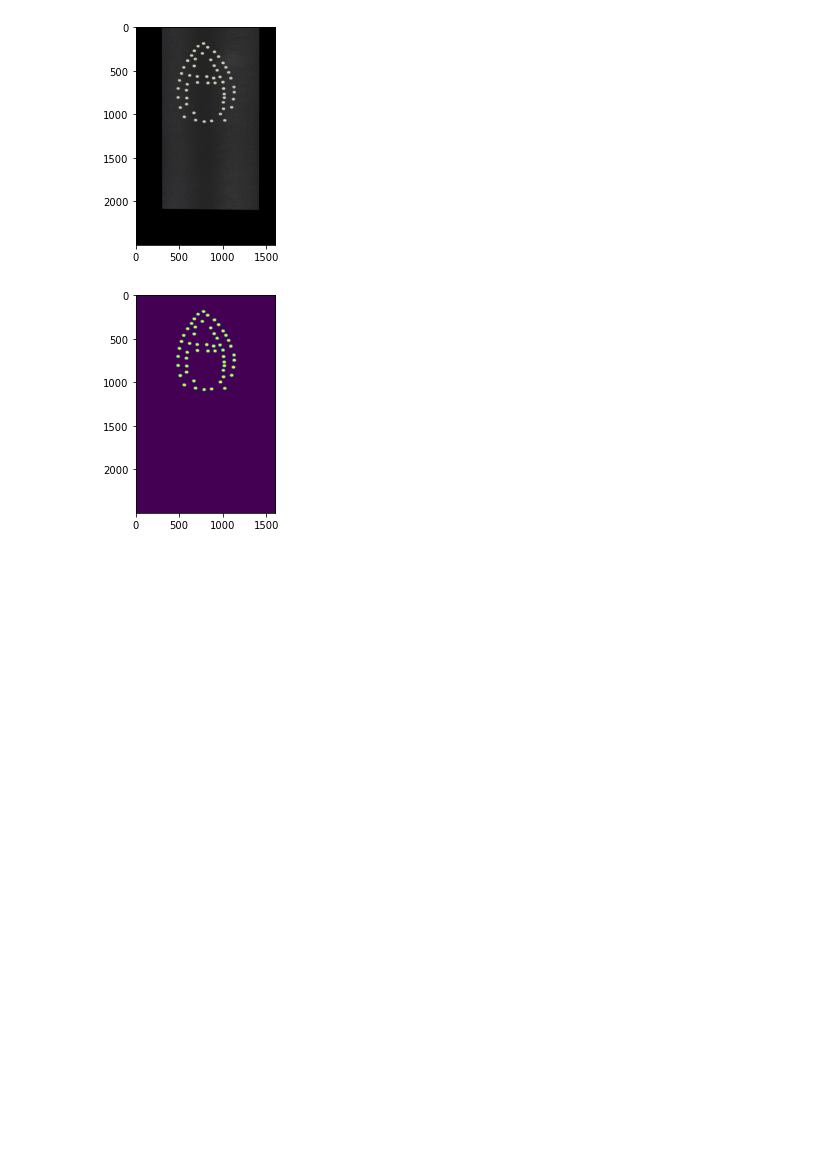
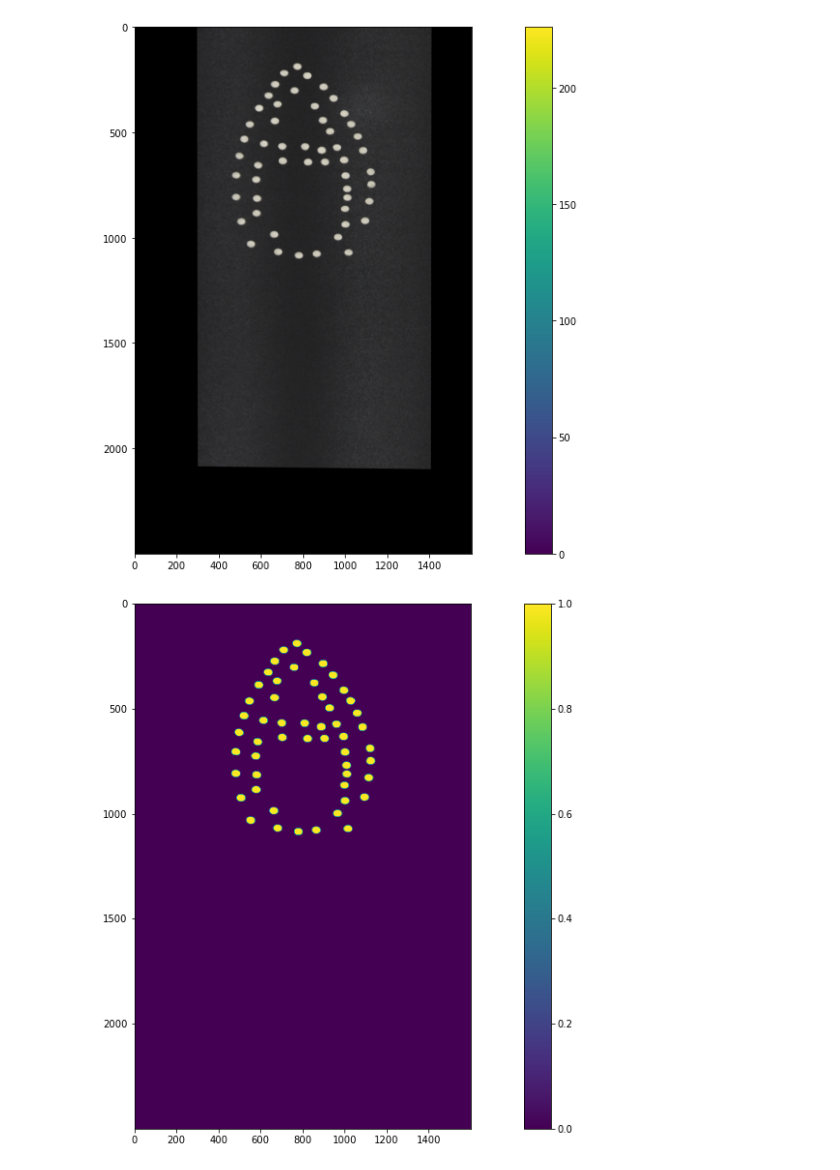
Before and after one commit to knhamad/Image_Alignment, a Jupyter notebook: Image_alignment_Demo.ipynb, the cells around one changed output. Drawn from its saved outputs; the diff is of its cells as text; code cells hidden in the pictures; blank space fills up the shorter version.

```diff
--- a/Image_alignment_Demo.ipynb
+++ b/Image_alignment_Demo.ipynb
@@ -7,28 +7,33 @@ import numpy as np
 # %%
 fixed_RGB = cv2.imread(r'/Users/khaledhamad/Desktop/image_0 (4).png')          # Image that needs to be registered.
 moving_RGB = cv2.imread(r'/Users/khaledhamad/Desktop/image_0 (5).png')
 fixed_gray = cv2.cvtColor(fixed_RGB, cv2.COLOR_BGR2GRAY)
 moving_gray = cv2.cvtColor(moving_RGB, cv2.COLOR_BGR2GRAY)
 fixed_gray[:,1500:]=0
 img1_seg=segment(np.copy(fixed_gray))
 img2_seg=segment(np.copy(moving_gray))
 img1_MO=MO(img1_seg)
 img2_MO=MO(img2_seg)
 img1_CCA=CCA(img1_MO)
 img2_CCA=CCA(img2_MO)
 k1=createKeyPoints(img1_CCA)
 k2=createKeyPoints(img2_CCA)
 H=Homography(k1,k2)
 Alignmentresult_RGB=warp(fixed_RGB,moving_RGB,H)
 Alignmentresult_gray=warp(fixed_gray,moving_gray,H)
 Alignmentresult_seg=warp(img1_MO,img2_MO,H)
-
+fig,ax=plt.subplots(figsize=(20,10))
 plt.imshow(Alignmentresult_RGB)
+plt.colorbar()
 plt.show()
+fig,ax=plt.subplots(figsize=(20,10))
 plt.imshow(Alignmentresult_seg)
+plt.colorbar()
 plt.show()
+fig,ax=plt.subplots(figsize=(20,10))
 plt.imshow(Alignmentresult_gray)
+plt.colorbar()
 plt.show()
 # %% [output]
-[figure, old version]
+[figure, new version]
-[figure, old version]
+[figure, new version]
```
Also changed, not shown: parts of 8 cells of this notebook, 1 other file.
